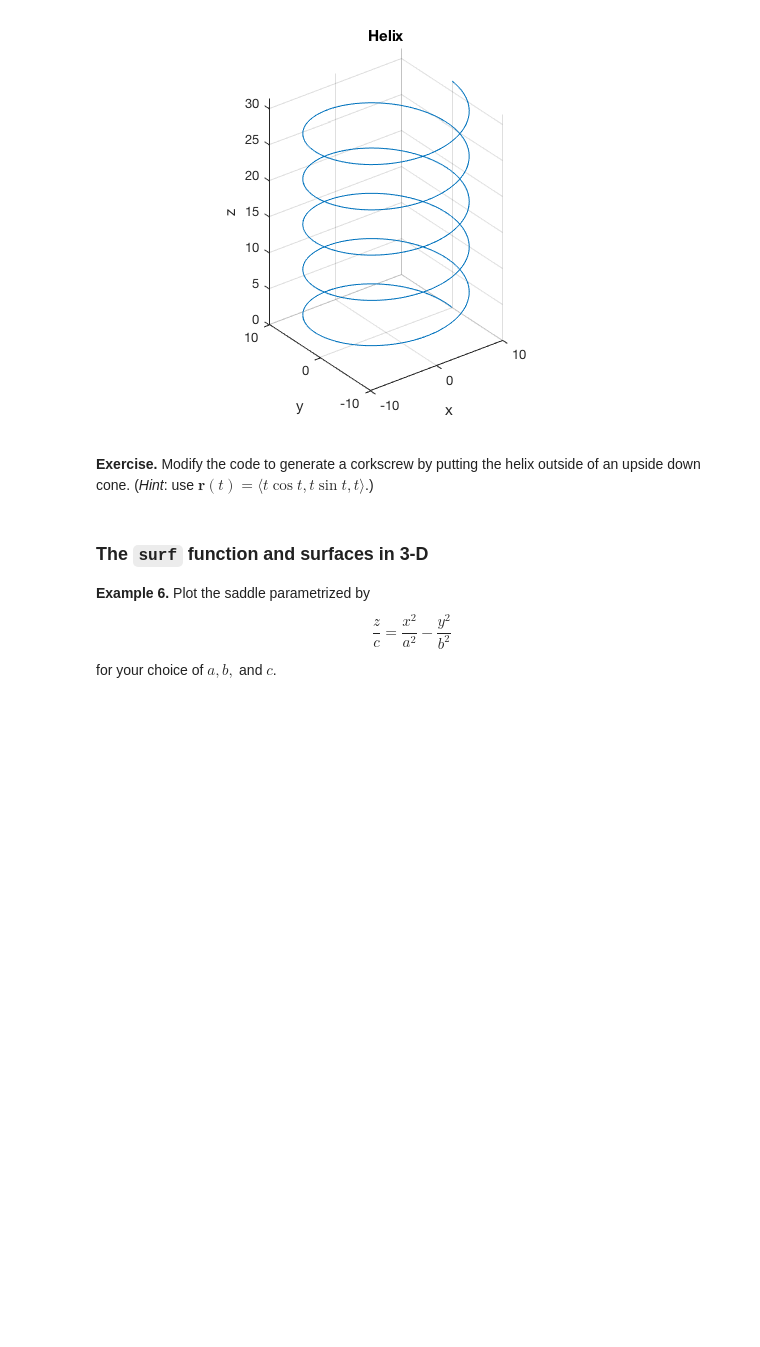
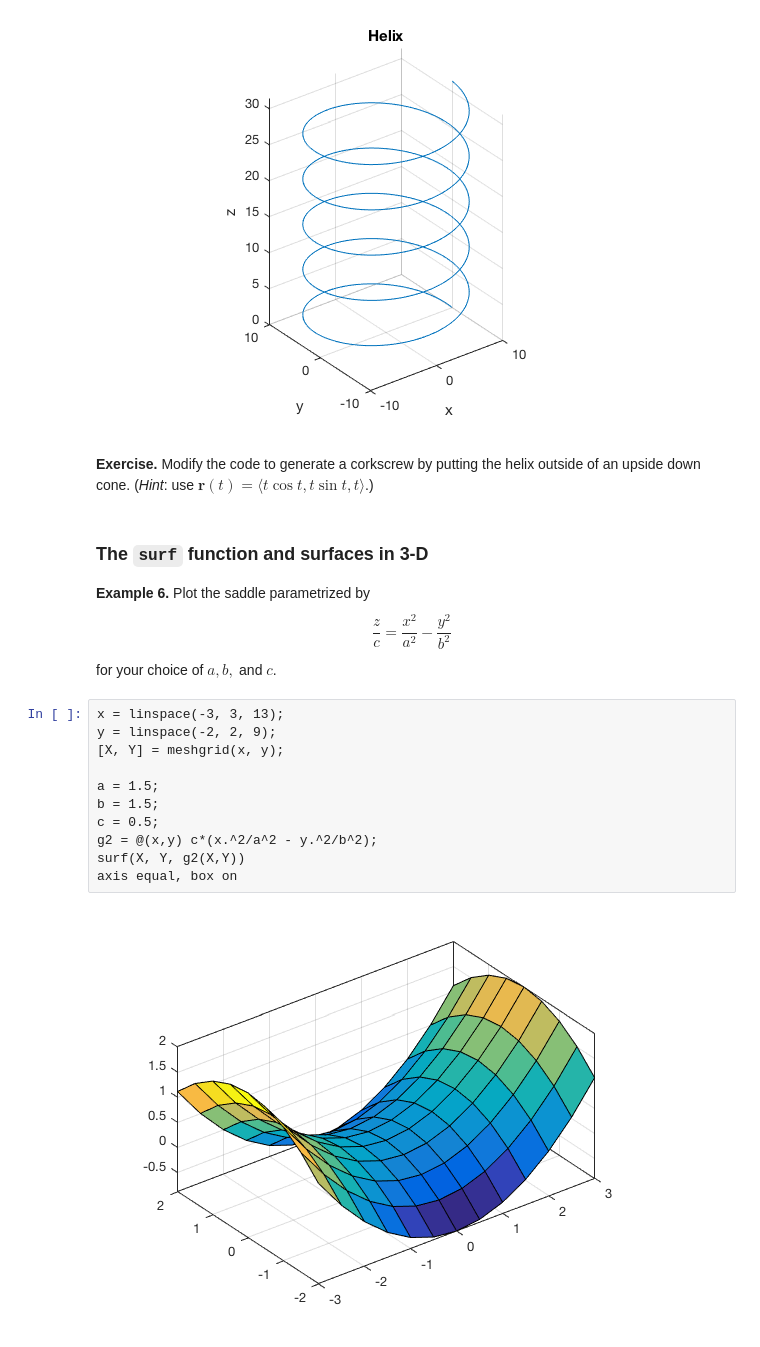
Before and after one commit to tek288a1/su18math3607, a Jupyter notebook: lab03.graphics.ipynb, the cells around one changed output. Drawn from its saved outputs; the diff is of its cells as text; blank space fills up the shorter version.

```diff
--- a/lab03.graphics.ipynb
+++ b/lab03.graphics.ipynb
@@ -339,3 +339,16 @@ $$
 \frac{z}{c} = \frac{x^2}{a^2} - \frac{y^2}{b^2}
 $$
 for your choice of $a, b,$ and $c$.
+# %%
+x = linspace(-3, 3, 13);
+y = linspace(-2, 2, 9);
+[X, Y] = meshgrid(x, y);
+
+a = 1.5;
+b = 1.5;
+c = 0.5;
+g2 = @(x,y) c*(x.^2/a^2 - y.^2/b^2);
+surf(X, Y, g2(X,Y))
+axis equal, box on
+# %% [output]
+[figure, added]
```
Also changed, not shown: parts of 3 cells of this notebook, 1 other file.
